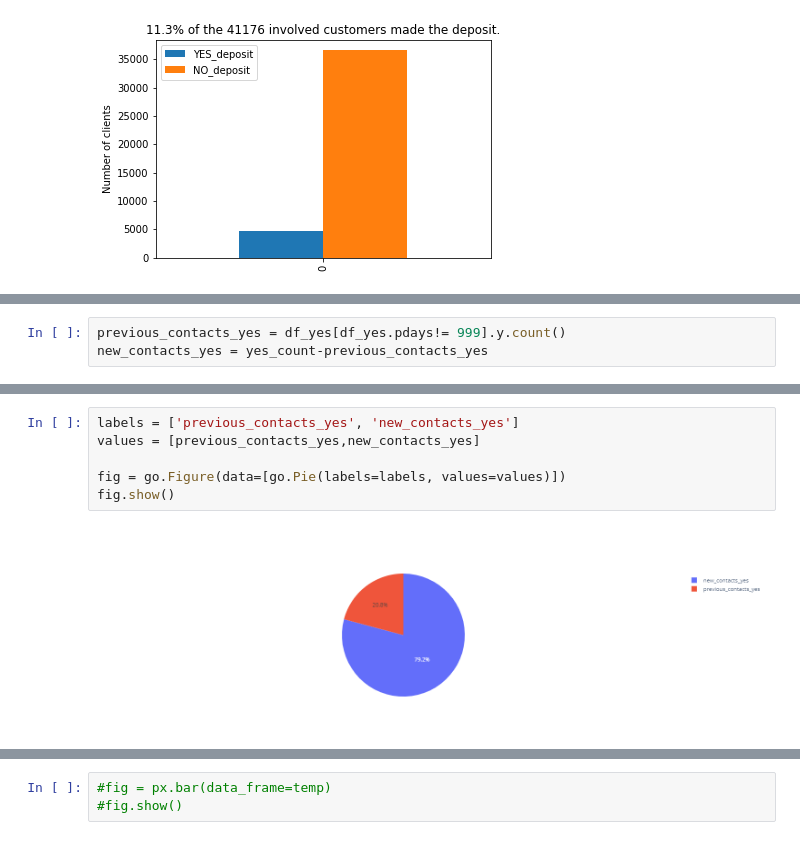
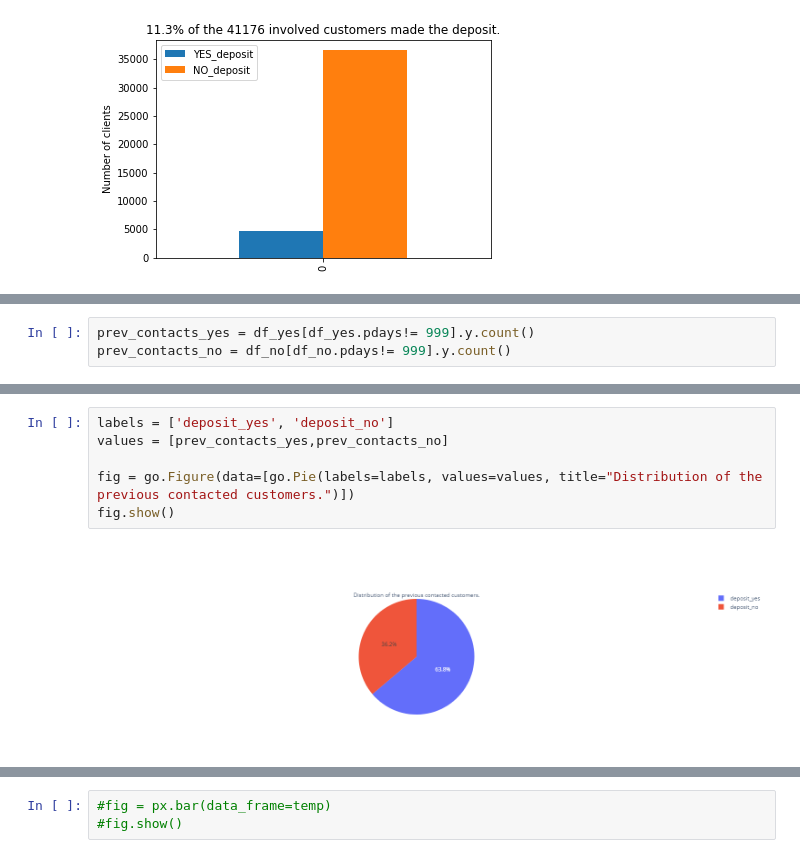
Before and after one commit to o-sapov/data_science_course-mlgraz, a Jupyter notebook: notebooks/eda.ipynb, the cells around one changed output, grey strips where cells are left out. Drawn from its saved outputs; the diff is of its cells as text.

```diff
--- a/notebooks/eda.ipynb
+++ b/notebooks/eda.ipynb
@@ -89,3 +82,3 @@ plt.show();
 # %%
-previous_contacts_yes = df_yes[df_yes.pdays!= 999].y.count()
-new_contacts_yes = yes_count-previous_contacts_yes
+prev_contacts_yes = df_yes[df_yes.pdays!= 999].y.count()
+prev_contacts_no = df_no[df_no.pdays!= 999].y.count()
@@ -107,8 +85,8 @@ contacted
 # %%
-labels = ['previous_contacts_yes', 'new_contacts_yes']
-values = [previous_contacts_yes,new_contacts_yes]
+labels = ['deposit_yes', 'deposit_no']
+values = [prev_contacts_yes,prev_contacts_no]
 
-fig = go.Figure(data=[go.Pie(labels=labels, values=values)])
+fig = go.Figure(data=[go.Pie(labels=labels, values=values, title="Distribution of the previous contacted customers.")])
 fig.show()
 # %% [output]
-[figure, old version]
+[figure, new version]
```
Also changed, not shown: parts of 11 cells of this notebook.
